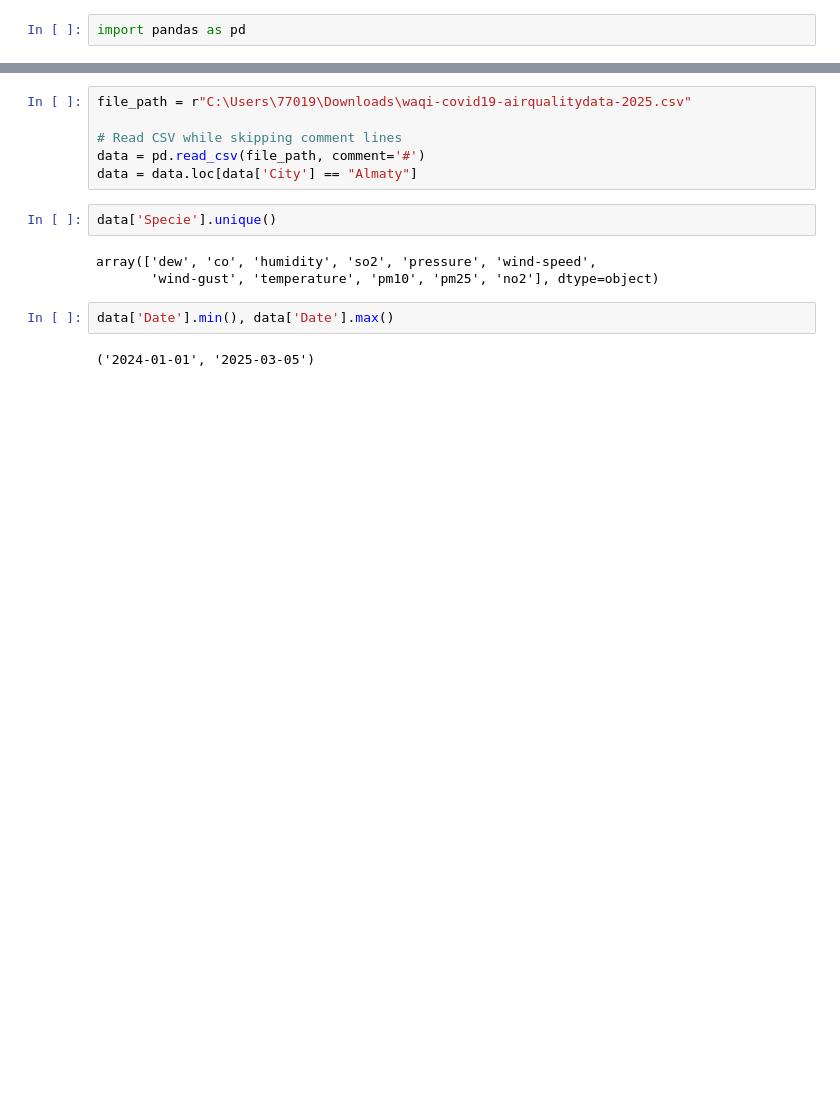
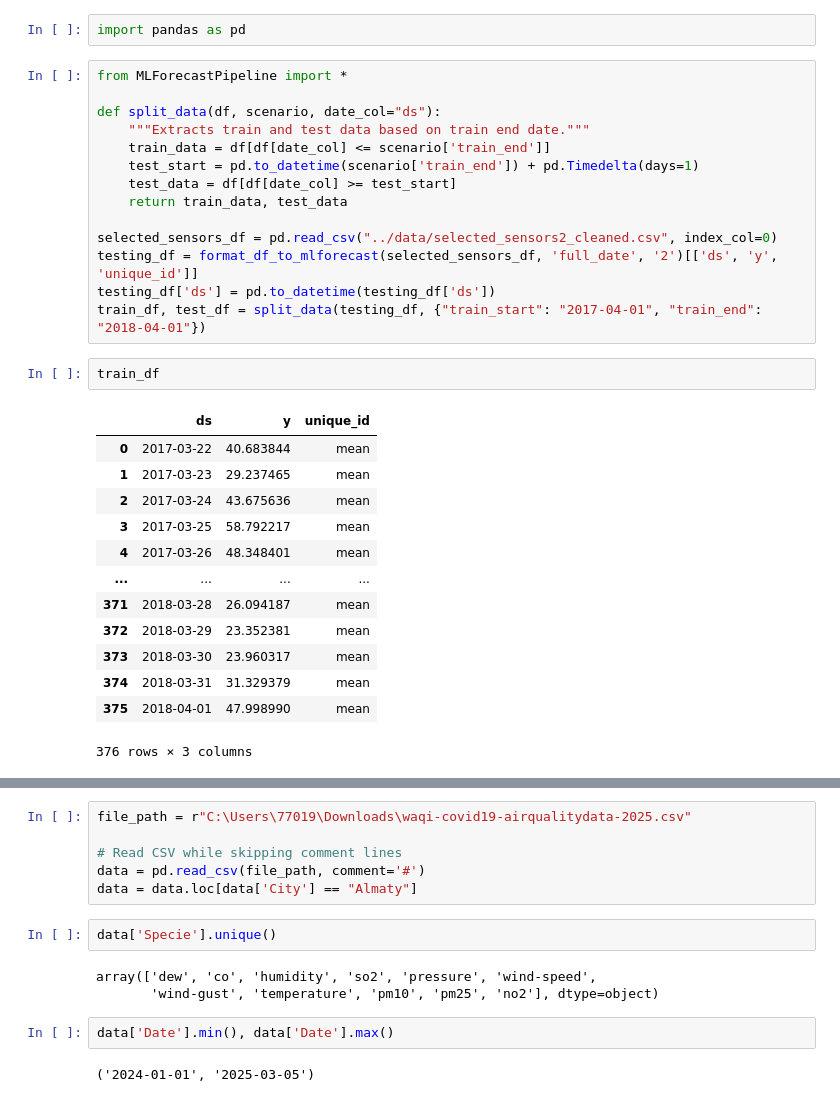
Before and after one commit to makataomu/pm25, a Jupyter notebook: code/0 - testing.ipynb, the cells around one changed output, grey strips where cells are left out. Drawn from its saved outputs; the diff is of its cells as text; blank space fills up the shorter version.

Commit message:
started evaluate models for prophet

```diff
--- a/code/0 - testing.ipynb
+++ b/code/0 - testing.ipynb
@@ -1,2 +1,32 @@
 # %%
 import pandas as pd
+# %%
+from MLForecastPipeline import *
+
+def split_data(df, scenario, date_col="ds"):
+    """Extracts train and test data based on train end date."""
+    train_data = df[df[date_col] <= scenario['train_end']]
+    test_start = pd.to_datetime(scenario['train_end']) + pd.Timedelta(days=1)
+    test_data = df[df[date_col] >= test_start]
+    return train_data, test_data
+
+selected_sensors_df = pd.read_csv("../data/selected_sensors2_cleaned.csv", index_col=0)
+testing_df = format_df_to_mlforecast(selected_sensors_df, 'full_date', '2')[['ds', 'y', 'unique_id']]
+testing_df['ds'] = pd.to_datetime(testing_df['ds'])
+train_df, test_df = split_data(testing_df, {"train_start": "2017-04-01", "train_end": "2018-04-01"})
+# %%
+train_df
+# %% [output]
+|  | ds | y | unique_id |
+| 0 | 2017-03-22 | 40.683844 | mean |
+| 1 | 2017-03-23 | 29.237465 | mean |
+| 2 | 2017-03-24 | 43.675636 | mean |
+| 3 | 2017-03-25 | 58.792217 | mean |
+| 4 | 2017-03-26 | 48.348401 | mean |
+| ... | ... | ... | ... |
+| 371 | 2018-03-28 | 26.094187 | mean |
+| 372 | 2018-03-29 | 23.352381 | mean |
+| 373 | 2018-03-30 | 23.960317 | mean |
+| 374 | 2018-03-31 | 31.329379 | mean |
+| 375 | 2018-04-01 | 47.998990 | mean |
+376 rows × 3 columns
```
Also changed, not shown: parts of 1 cell of this notebook, 12 other files.
